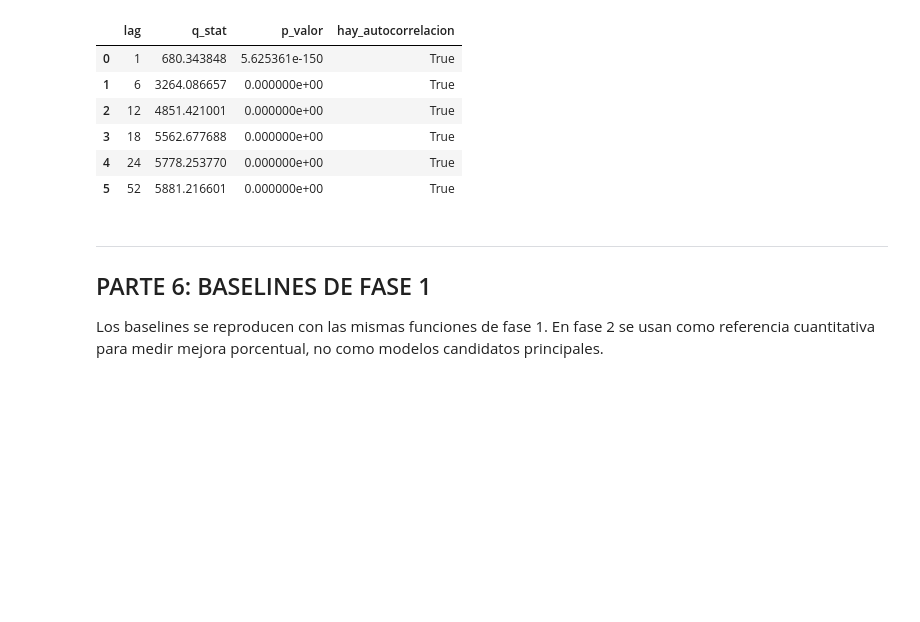
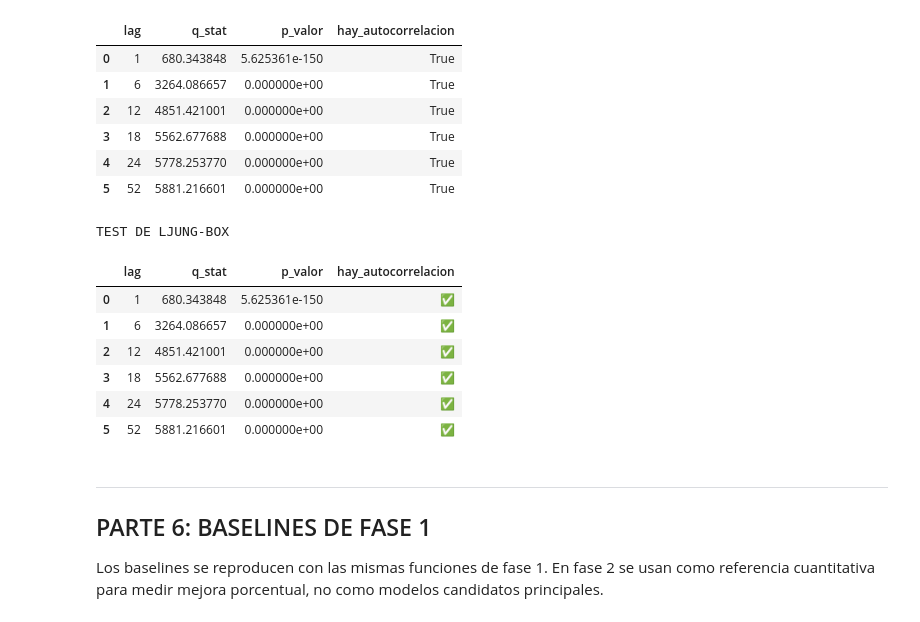
Before and after one commit to almeneses/series_temporales, a Jupyter notebook: proyecto_2/fase2_marko_david_alejandro_meneses.ipynb, the cells around one changed output. Saved outputs shown, nothing was run; the diff lists cells and outputs as text; code cells hidden in the pictures; blank space fills up the shorter version.

```diff
--- a/proyecto_2/fase2_marko_david_alejandro_meneses.ipynb
+++ b/proyecto_2/fase2_marko_david_alejandro_meneses.ipynb
@@ -679,6 +645,38 @@ Ljung-Box - Serie imputada
 | 3 | 18 | 5562.677688 | 0.000000e+00 | True |
 | 4 | 24 | 5778.253770 | 0.000000e+00 | True |
 | 5 | 52 | 5881.216601 | 0.000000e+00 | True |
+# %%
+def prueba_ljungbox(serie, lags_test=None):
+    """Aplica Ljung-Box para varios rezagos."""
+    if lags_test is None:
+        lags_test = [1, 6, 12, 18, 24]
+
+    valores = np.asarray(serie).astype(float)
+    valores = valores[~np.isnan(valores)]
+
+    resultados = []
+    for lag in lags_test:
+        result = acorr_ljungbox(valores, lags=[lag], return_df=True)
+        q_stat = result["lb_stat"].iloc[0]
+        p_val = result["lb_pvalue"].iloc[0]
+        resultados.append({"lag": lag, "q_stat": q_stat, "p_valor": p_val, "hay_autocorrelacion": "✅" if p_val < 0.05 else "❌"})
+
+    return pd.DataFrame(resultados)
+
+print("\n" + "TEST DE LJUNG-BOX")
+display(prueba_ljungbox(
+    df.y.values,
+    lags_test=[1, 6, 12, 18, 24, 52],
+))
+# %% [output]
+TEST DE LJUNG-BOX
+|  | lag | q_stat | p_valor | hay_autocorrelacion |
+| 0 | 1 | 680.343848 | 5.625361e-150 | ✅ |
+| 1 | 6 | 3264.086657 | 0.000000e+00 | ✅ |
+| 2 | 12 | 4851.421001 | 0.000000e+00 | ✅ |
+| 3 | 18 | 5562.677688 | 0.000000e+00 | ✅ |
+| 4 | 24 | 5778.253770 | 0.000000e+00 | ✅ |
+| 5 | 52 | 5881.216601 | 0.000000e+00 | ✅ |
 # %% [markdown]
 ---
 ## PARTE 6: BASELINES DE FASE 1
```
Also changed, not shown: parts of 7 cells of this notebook.
